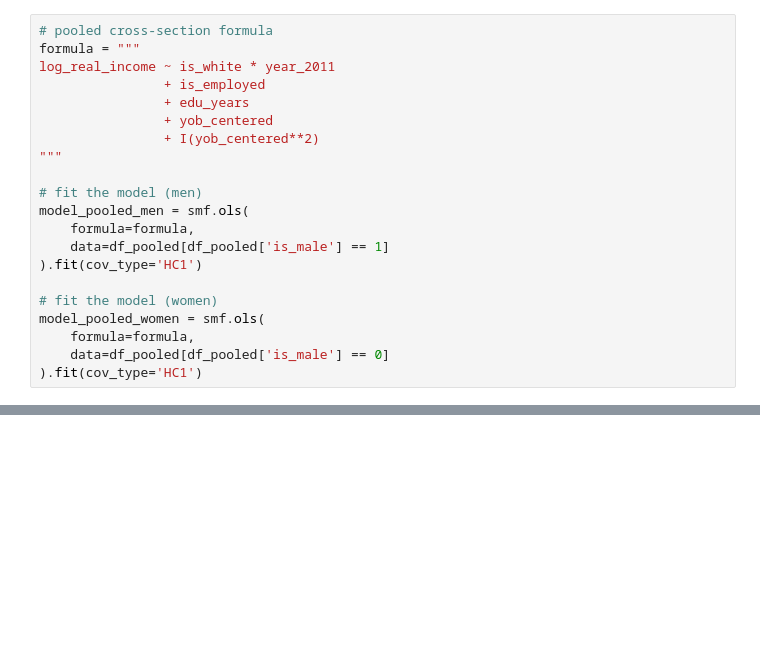
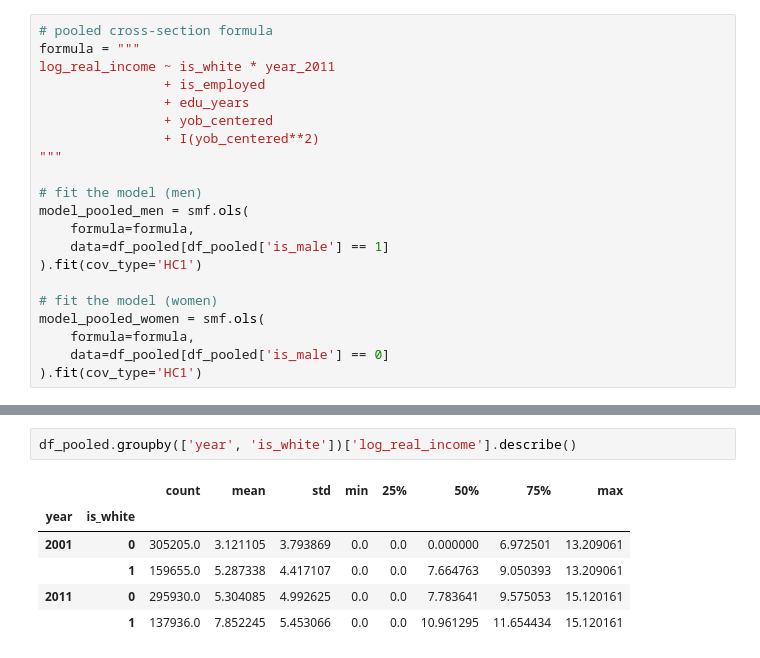
Before and after one commit to erinabruzzy/dsan5650_path1, a Jupyter notebook: apartheid.ipynb, the cells around one changed output, grey strips where cells are left out. Drawn from its saved outputs; the diff is of its cells as text; blank space fills up the shorter version.

```diff
--- a/apartheid.ipynb
+++ b/apartheid.ipynb
@@ -816,0 +865,9 @@ strong multicollinearity or other numerical problems.
+# %%
+df_pooled.groupby(['year', 'is_white'])['log_real_income'].describe()
+# %% [output]
+|  |  | count | mean | std | min | 25% | 50% | 75% | max |
+| year | is_white |  |  |  |  |  |  |  |  |
+| 2001 | 0 | 305205.0 | 3.121105 | 3.793869 | 0.0 | 0.0 | 0.000000 | 6.972501 | 13.209061 |
+|  | 1 | 159655.0 | 5.287338 | 4.417107 | 0.0 | 0.0 | 7.664763 | 9.050393 | 13.209061 |
+| 2011 | 0 | 295930.0 | 5.304085 | 4.992625 | 0.0 | 0.0 | 7.783641 | 9.575053 | 15.120161 |
+|  | 1 | 137936.0 | 7.852245 | 5.453066 | 0.0 | 0.0 | 10.961295 | 11.654434 | 15.120161 |
```
Also changed, not shown: parts of 7 cells of this notebook, 4 other files.
